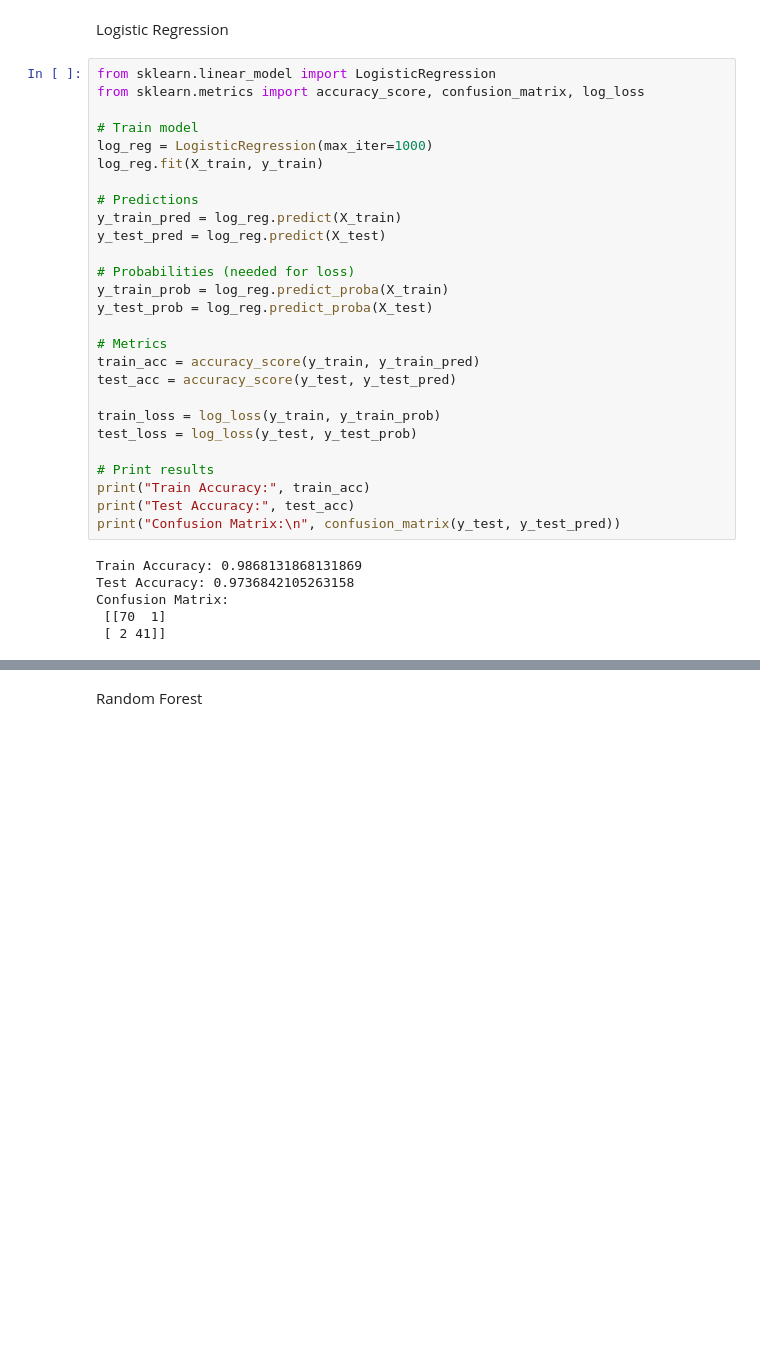
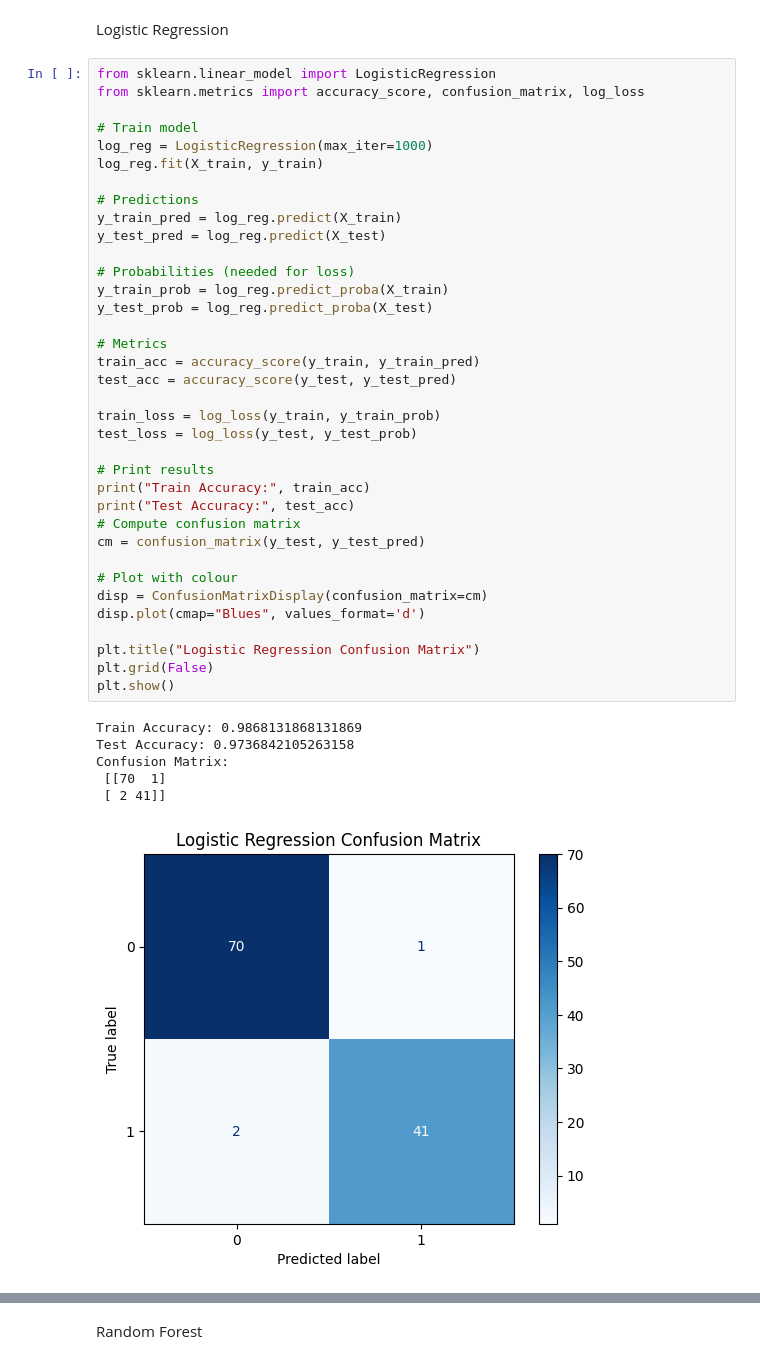
Before and after one commit to AriaLiuUQ/DSCRP_DS4_2_0507_The_Principles_of_Machine_Learning_with_Python, a Jupyter notebook: Code_The_Principles_of_Machine_Learning.ipynb, the cells around one changed output, grey strips where cells are left out. Cells and saved outputs as stored; diff of their text form; blank space fills up the shorter version.

```diff
--- a/Code_The_Principles_of_Machine_Learning.ipynb
+++ b/Code_The_Principles_of_Machine_Learning.ipynb
@@ -477,32 +482,42 @@ from sklearn.linear_model import LogisticRegression
 from sklearn.metrics import accuracy_score, confusion_matrix, log_loss
 
 # Train model
 log_reg = LogisticRegression(max_iter=1000)
 log_reg.fit(X_train, y_train)
 
 # Predictions
 y_train_pred = log_reg.predict(X_train)
 y_test_pred = log_reg.predict(X_test)
 
 # Probabilities (needed for loss)
 y_train_prob = log_reg.predict_proba(X_train)
 y_test_prob = log_reg.predict_proba(X_test)
 
 # Metrics
 train_acc = accuracy_score(y_train, y_train_pred)
 test_acc = accuracy_score(y_test, y_test_pred)
 
 train_loss = log_loss(y_train, y_train_prob)
 test_loss = log_loss(y_test, y_test_prob)
 
 # Print results
 print("Train Accuracy:", train_acc)
 print("Test Accuracy:", test_acc)
-print("Confusion Matrix:\n", confusion_matrix(y_test, y_test_pred))
+# Compute confusion matrix
+cm = confusion_matrix(y_test, y_test_pred)
+
+# Plot with colour
+disp = ConfusionMatrixDisplay(confusion_matrix=cm)
+disp.plot(cmap="Blues", values_format='d')
+
+plt.title("Logistic Regression Confusion Matrix")
+plt.grid(False)
+plt.show()
 # %% [output]
 Train Accuracy: 0.9868131868131869
 Test Accuracy: 0.9736842105263158
 Confusion Matrix:
  [[70  1]
  [ 2 41]]
+[figure, added]
 # %%
```
Also changed, not shown: parts of 5 cells of this notebook.
